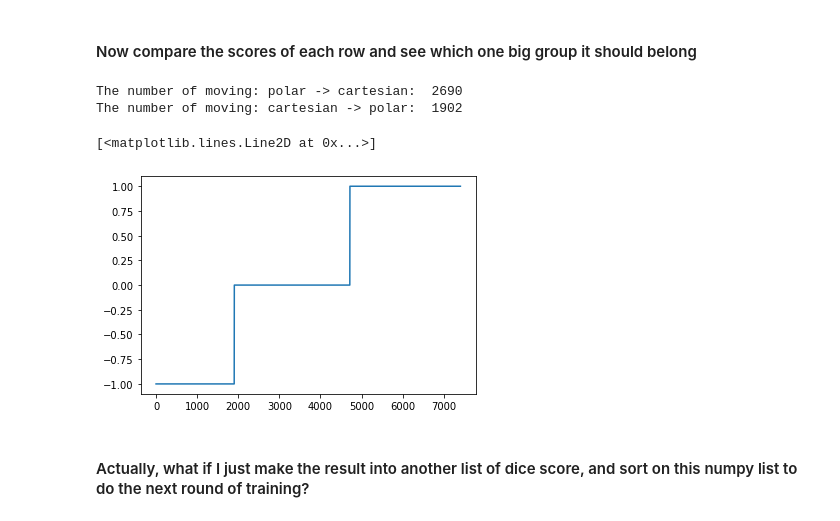
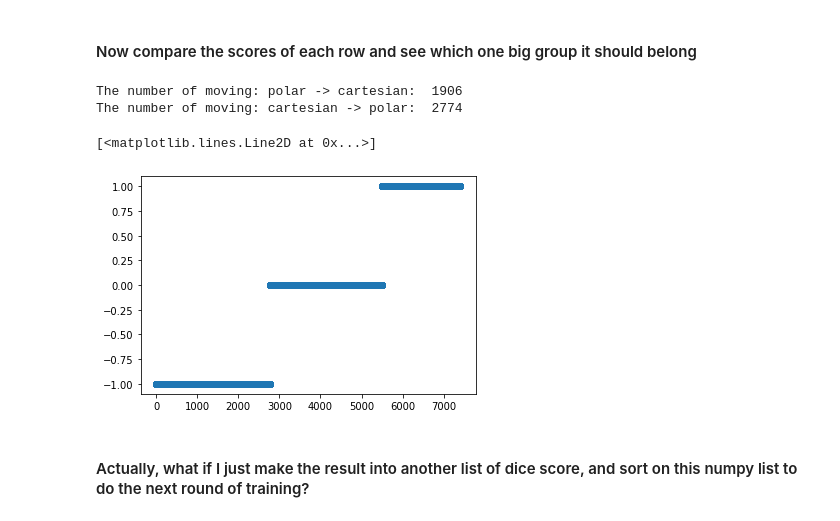
Before and after one commit to smith-scram-lab/Iterative-Unet, a Jupyter notebook: learn.ipynb, the cells around one changed output. Saved outputs shown, nothing was run; the diff lists cells and outputs as text; code cells hidden in the pictures.

Commit message:
dice coef update

```diff
--- a/learn.ipynb
+++ b/learn.ipynb
@@ -378,7 +378,7 @@ for img_type in ['polar', 'carte']:
             file_name_shorten = os.path.basename(file_name)
             file_name_raw, ext = os.path.splitext(file_name_shorten)
             filematrix[int(file_name_raw),i + for_counter * K] = 1
-        number_of_ones = np.count_nonzero(filematrix == 1)
+        #number_of_ones = np.count_nonzero(filematrix == 1)
         #print(number_of_ones)  #uncomment this line when png file is not satisfactory, we can track the number of ones during each step
 plt.imsave('filematrix.png', filematrix, cmap = 'binary')
 # %% [markdown]
@@ -404,17 +404,23 @@ def dice_coefficient(image1, image2):
     smooth = 1
     if image1.shape != image2.shape:
         raise ValueError("Input images must have the same shape.")
-
+    img1_f = (image1-1)*(-1)
+    img2_f = (image2-1)*(-1)
     # Calculate the intersection (logical AND) between the two binary images
-    intersection = np.logical_and(image1, image2).sum()
+    intersection_o = np.logical_and(image1, image2).sum()
+    intersection_f = np.logical_and(img1_f, img2_f).sum()
     # Calculate the sum of pixels in each image
-    sum_image1 = image1.sum()
-    sum_image2 = image2.sum()
+    sum_image1_o = image1.sum()
+    sum_image2_o = image2.sum()
+    sum_image1_f = img1_f.sum()
+    sum_image2_f = img2_f.sum()
     #if(sum_image1 == sum_image2 == 0):#I'm not so sure about this o.0
         #return 1.0
     # Calculate the Dice coefficient
-    dice = (2.0 * intersection + smooth) / (sum_image1 + sum_image2 + smooth)
-    return dice
+    dice = (2.0 * intersection_o + smooth) / (sum_image1_o + sum_image2_o + smooth)
+    dice_f = (2.0 * intersection_f + smooth) / (sum_image1_f + sum_image2_f + smooth)
+    dice_avg = (dice + dice_f) / 2.0
+    return dice_avg
 # %% [markdown]
 In the next block, we will loop through all sub folders, register all images appears in the training set, and reverse, and take the images from that specific big class, directly from the original data folder, and throw them to a temporary folder.
 
@@ -508,14 +514,14 @@ for score_row, file_row in zip(scorematrix, filematrix):
 # %%
 number_of_ones_decision = np.count_nonzero(decision == 1)
 print('The number of moving: polar -> cartesian: ', number_of_ones_decision)
 number_of_minusones_decision = np.count_nonzero(decision == -1)
 print('The number of moving: cartesian -> polar: ', number_of_minusones_decision)
-plt.plot(np.sort(decision))
+plt.plot(np.sort(decision),'o')
 # %% [output]
-The number of moving: polar -> cartesian:  2690
-The number of moving: cartesian -> polar:  1902
+The number of moving: polar -> cartesian:  1906
+The number of moving: cartesian -> polar:  2774
 [<matplotlib.lines.Line2D at 0x...>]
-[figure, old version]
+[figure, new version]
 # %% [markdown]
 #### Actually, what if I just make the result into another list of dice score, and sort on this numpy list to do the next round of training?
 # %%
```
Also changed, not shown: parts of 5 cells of this notebook, 1 other file.
